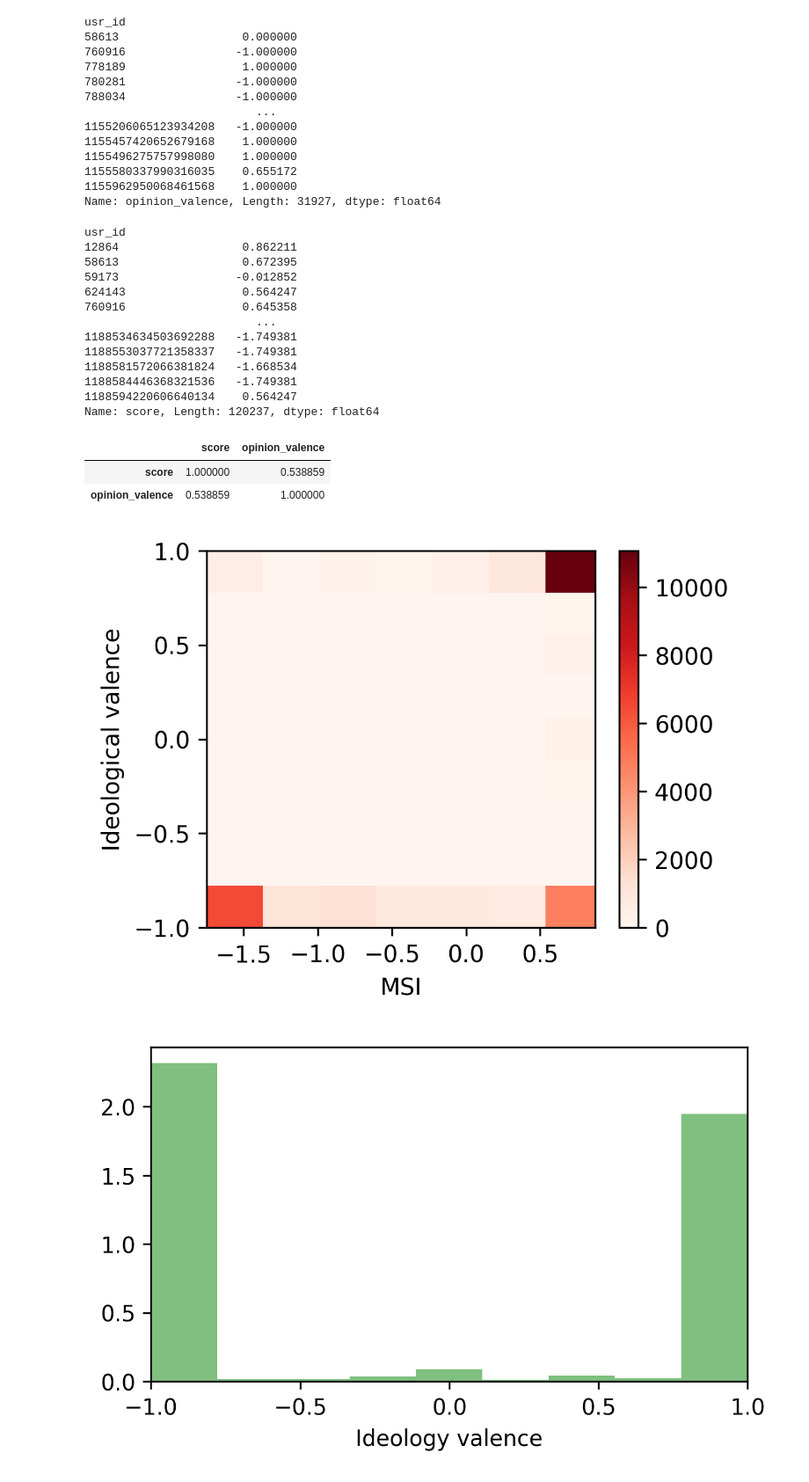
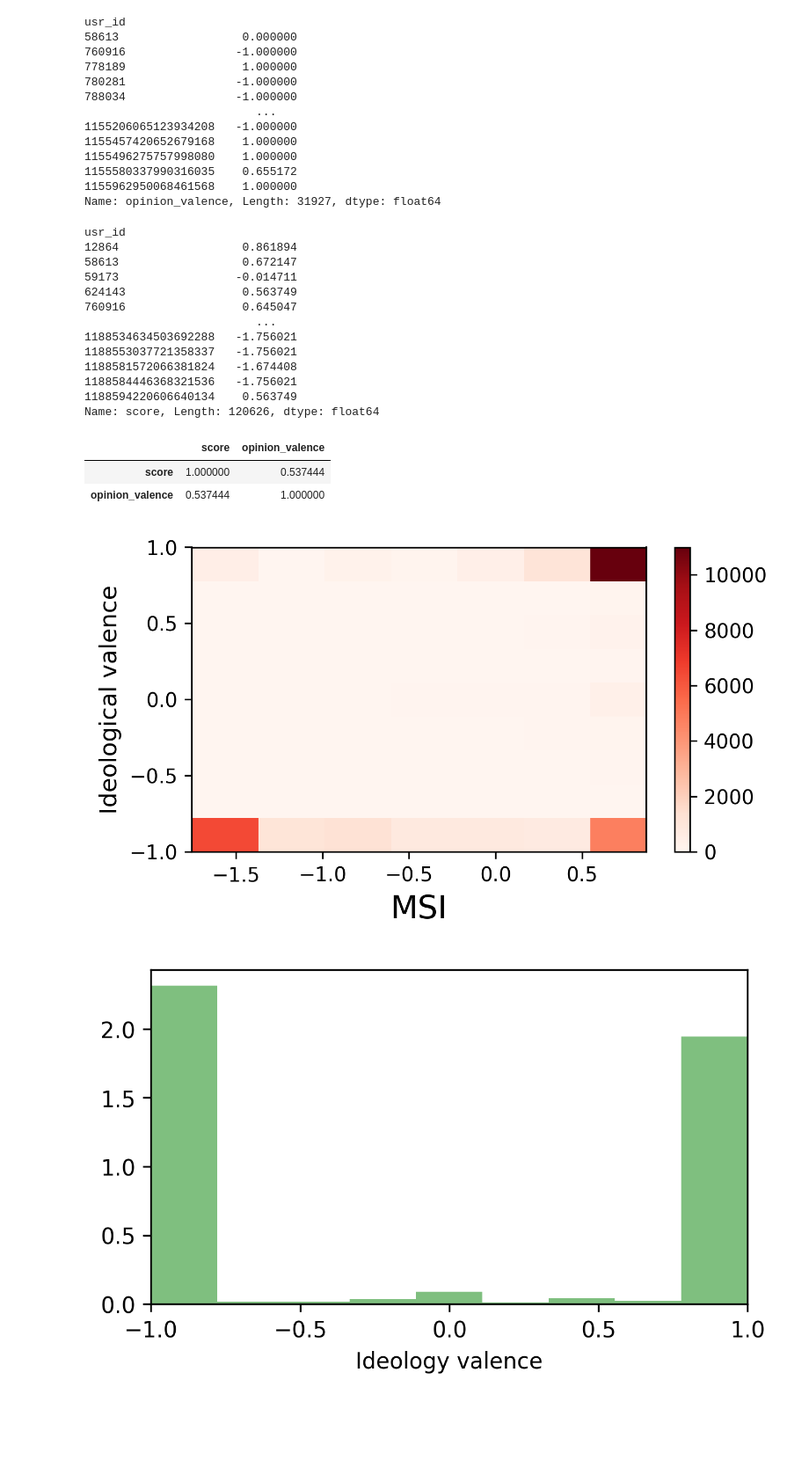
Before and after one commit to spinto88/MediaSharingIndex, a Jupyter notebook: MediaShareIndex_ppal_media_ideology_users.ipynb, the cells around one changed output. Shown at 88% size. Drawn from its saved outputs; the diff is of its cells as text; code cells hidden in the pictures; blank space fills up the shorter version.

```diff
--- a/MediaShareIndex_ppal_media_ideology_users.ipynb
+++ b/MediaShareIndex_ppal_media_ideology_users.ipynb
@@ -11,7 +11,7 @@ from sklearn.preprocessing import OneHotEncoder
 np.random.seed(123459)
 # %%
 # Data with only columns of interest
-data = pd.read_csv('Data/dataEchoChambers.csv', usecols=['tw_id', 'fecha', 'usr_id', 'opinion_dinamic', 'url_expanded', 'medio'])
+data = pd.read_csv('Data/dataEchoChambers_with_article_info.csv', usecols=['tw_id', 'fecha', 'usr_id', 'opinion_dinamic', 'url_expanded', 'medio'])
 data['fecha'] = pd.to_datetime(data['fecha'])
 data.head(n = 5)
 # %% [output]
@@ -49,7 +49,7 @@ user_media_df.head(n = 5)
 | 760916 | 0.0 | 0.0 | 0.0 | 0.0 | 0.0 | 0.0 | 0.0 | 0.0 | ... |
 # %%
 ppal_media = ['Clarin', 'La Nacion', 'Pagina 12', 'Todo Noticias', 'Infobae', 'El Destape']
-ppal_media += ['Ambito Financiero', 'Minuto Uno', 'Perfil', 'El Cronista', 'Radio Mitre']
+ppal_media += ['Ambito Financiero', 'Minuto Uno', 'Perfil', 'El Cronista', 'Radio Mitre', 'El Dia']
 
 user_media_df_filtrado = user_media_df[ppal_media].copy()
 user_media_df_filtrado = user_media_df_filtrado[user_media_df_filtrado.apply(np.count_nonzero, axis = 1) > 0].copy()
@@ -124,43 +124,44 @@ score_users_df = user_media_df_filtrado['score'].copy()
 score_users_df
 # %% [output]
 usr_id
-12864                  0.862211
-58613                  0.672395
-59173                 -0.012852
-624143                 0.564247
-760916                 0.645358
+12864                  0.861894
+58613                  0.672147
+59173                 -0.014711
+624143                 0.563749
+760916                 0.645047
                          ...
-1188534634503692288   -1.749381
-1188553037721358337   -1.749381
-1188581572066381824   -1.668534
-1188584446368321536   -1.749381
-1188594220606640134    0.564247
-Name: score, Length: 120237, dtype: float64
+1188534634503692288   -1.756021
+1188553037721358337   -1.756021
+1188581572066381824   -1.674408
+1188584446368321536   -1.756021
+1188594220606640134    0.563749
+Name: score, Length: 120626, dtype: float64
 # %%
 users_opinion_score = score_users_df.reset_index().merge(user_valence.reset_index(), on='usr_id')
 # %%
 users_opinion_score[['score', 'opinion_valence']].corr('spearman')
 # %% [output]
 |  | score | opinion_valence |
-| score | 1.000000 | 0.538859 |
-| opinion_valence | 0.538859 | 1.000000 |
+| score | 1.000000 | 0.537444 |
+| opinion_valence | 0.537444 | 1.000000 |
 # %%
 # import matplotlib.pyplot as plt
-plt.figure(dpi = 300, figsize = (4,3))
-plt.axes([0.175, 0.15, 0.725, 0.75])
+plt.figure(dpi = 300, figsize = (5,3))
+#plt.axes([0.175, 0.15, 0.725, 0.75])
 plt.hist2d(users_opinion_score['score'], users_opinion_score['opinion_valence'], bins = 9, density = False, cmap = 'Reds', vmin = 0)
 plt.colorbar()
 plt.xticks(np.arange(-2, 2.01, 0.5))
 plt.yticks(np.arange(-1, 1.01, 0.5))
 plt.xlim(np.quantile(score_users, q = [0.005, 0.995]))
 plt.ylim([-1, 1])
-plt.xlabel('MSI', size = 10)
-plt.ylabel('Ideological valence', size = 10)
+plt.xlabel('MSI', size = 16)
+plt.ylabel('Ideological valence', size = 12)
+plt.tight_layout()
 plt.savefig('Results/MSI_ideology_valence.png')
 plt.savefig('Results/MSI_ideology_valence.pdf')
 plt.show()
 # %% [output]
-[figure, old version]
+[figure, new version]
 # %%
 # Scores of the users
 plt.figure(dpi = 300, figsize = (5,3))
```
Also changed, not shown: parts of 5 cells of this notebook, 19 other files.
